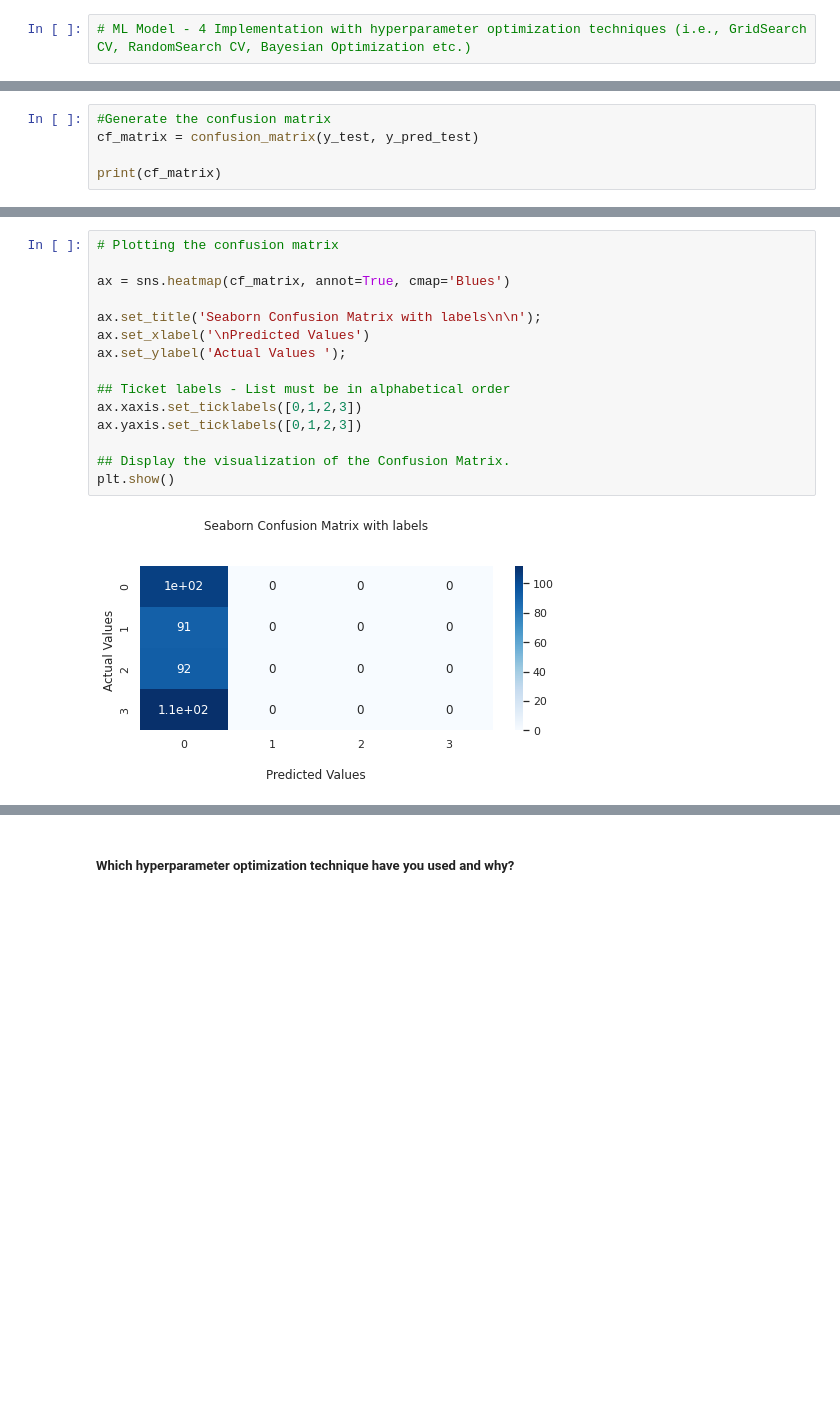
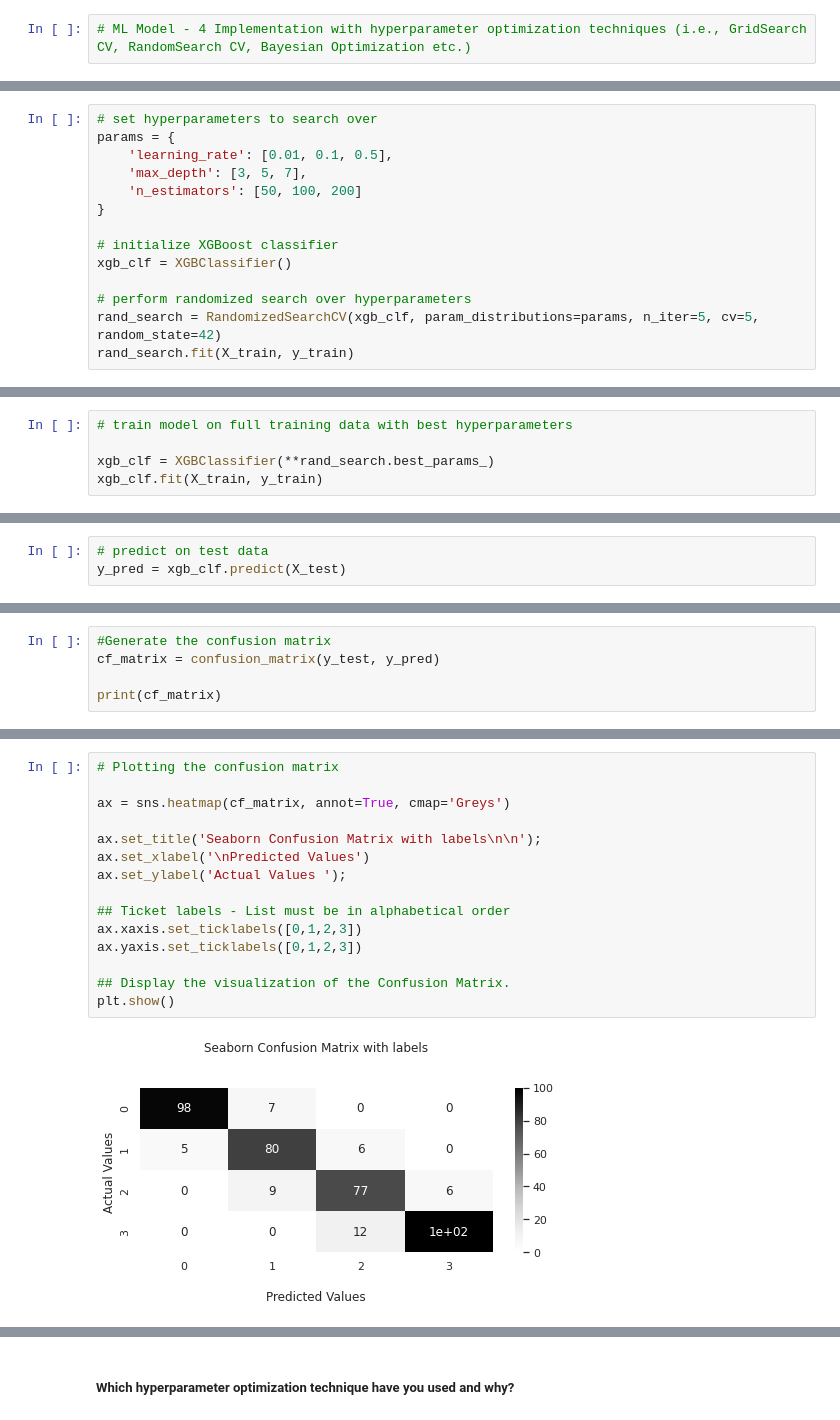
Before and after one commit to rajathAgalkote/MobilePriceRangePrediction_ML_classifier, a Jupyter notebook: Rajathadri_ML_Classifier_MobilePriceRangePrediction.ipynb, the cells around one changed output, grey strips where cells are left out. Saved outputs shown, nothing was run; the diff lists cells and outputs as text; blank space fills up the shorter version.

```diff
--- a/Rajathadri_ML_Classifier_MobilePriceRangePrediction.ipynb
+++ b/Rajathadri_ML_Classifier_MobilePriceRangePrediction.ipynb
@@ -2107,0 +2112,14 @@ weighted avg       0.07      0.26      0.11       400
+# %%
+# set hyperparameters to search over
+params = {
+    'learning_rate': [0.01, 0.1, 0.5],
+    'max_depth': [3, 5, 7],
+    'n_estimators': [50, 100, 200]
+}
+
+# initialize XGBoost classifier
+xgb_clf = XGBClassifier()
+
+# perform randomized search over hyperparameters
+rand_search = RandomizedSearchCV(xgb_clf, param_distributions=params, n_iter=5, cv=5, random_state=42)
+rand_search.fit(X_train, y_train)
@@ -2107,0 +2155,5 @@ weighted avg       0.07      0.26      0.11       400
+# %%
+# train model on full training data with best hyperparameters
+
+xgb_clf = XGBClassifier(**rand_search.best_params_)
+xgb_clf.fit(X_train, y_train)
@@ -2107,0 +2172,3 @@ weighted avg       0.07      0.26      0.11       400
+# %%
+# predict on test data
+y_pred = xgb_clf.predict(X_test)
@@ -2108,6 +2211,6 @@ weighted avg       0.07      0.26      0.11       400
 # %%
 #Generate the confusion matrix
-cf_matrix = confusion_matrix(y_test, y_pred_test)
+cf_matrix = confusion_matrix(y_test, y_pred)
 
 print(cf_matrix)
 # %% [output]
@@ -2118,17 +2221,17 @@ print(cf_matrix)
 # %%
 # Plotting the confusion matrix
 
-ax = sns.heatmap(cf_matrix, annot=True, cmap='Blues')
+ax = sns.heatmap(cf_matrix, annot=True, cmap='Greys')
 
 ax.set_title('Seaborn Confusion Matrix with labels\n\n');
 ax.set_xlabel('\nPredicted Values')
 ax.set_ylabel('Actual Values ');
 
 ## Ticket labels - List must be in alphabetical order
 ax.xaxis.set_ticklabels([0,1,2,3])
 ax.yaxis.set_ticklabels([0,1,2,3])
 
 ## Display the visualization of the Confusion Matrix.
 plt.show()
 # %% [output]
-[figure, old version]
+[figure, new version]
```
Also changed, not shown: parts of 62 cells of this notebook.
